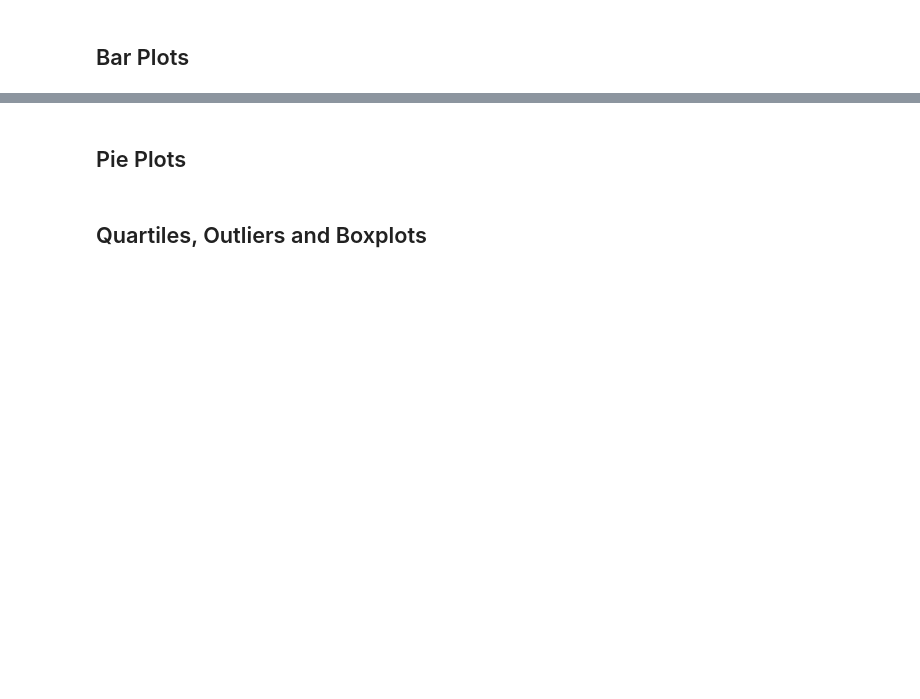
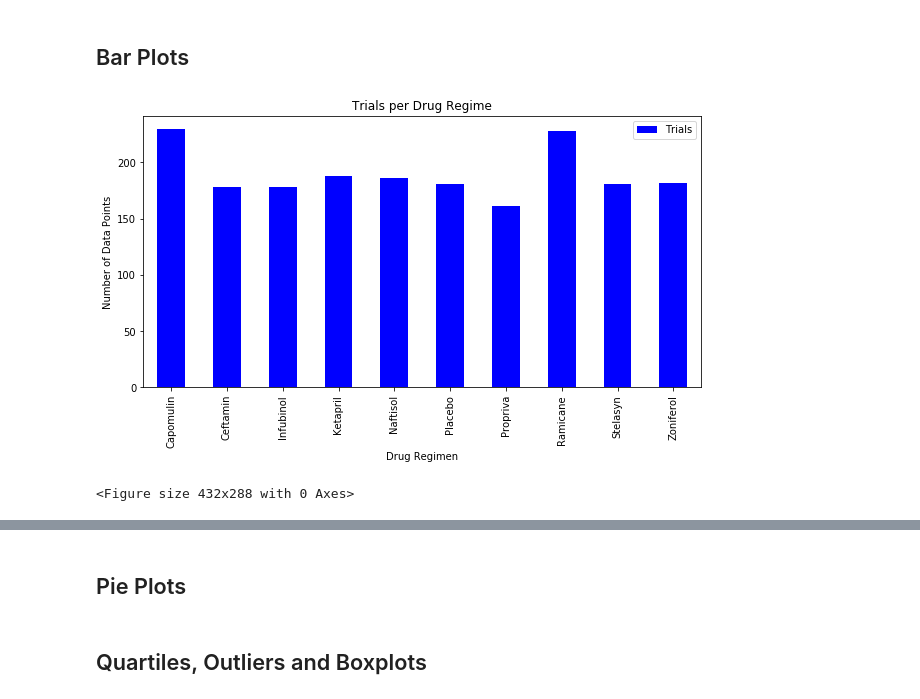
Before and after one commit to RussCob/Python-Matplotlib-Project-The-Power-of-Plots, a Jupyter notebook: Pymaceuticals/pymaceuticals_starter.ipynb, the cells around one changed output, grey strips where cells are left out. Saved outputs shown, nothing was run; the diff lists cells and outputs as text; code cells hidden in the pictures; blank space fills up the shorter version.

```diff
--- a/Pymaceuticals/pymaceuticals_starter.ipynb
+++ b/Pymaceuticals/pymaceuticals_starter.ipynb
@@ -15,8 +15,8 @@ mouse_metadata = pd.read_csv(mouse_metadata_path)
 study_results  = pd.read_csv(study_results_path)
 
 # Combine the data into a single dataset
-Study_data = pd.merge(mouse_metadata, study_results, on="Mouse ID", how="outer")
-Study_data.head()
+StudyDf = pd.merge(mouse_metadata, study_results, on="Mouse ID", how="outer")
+StudyDf.head()
 # %% [output]
 |  | Mouse ID | Drug Regimen | Sex | Age_months | Weight (g) | Timepoint | Tumor Volume (mm3) | ... |
 | 0 | k403 | Ramicane | Male | 21 | 16 | 0 | 45.000000 | ... |
@@ -95,0 +89,24 @@ Name: Mouse ID, Length: 1880, dtype: object>
+# %%
+# Generate a summary statistics table of mean, median, variance, standard deviation, and SEM of the tumor volume for each regimen
+# This method is the most straightforward, creating multiple series and putting them all together at the end.
+# Generate a summary statistics table of mean, median, variance, standard deviation, and SEM of the tumor volume for each regimen
+# This method produces everything in a single groupby function.
+
+# Regimen
+Summary = pd.DataFrame(StudyDf.groupby("Drug Regimen").count())
+
+#Use groupby to create summary stats by drug regime, add results into columns in Summary
+
+Summary["Mean"]     = pd.DataFrame(StudyDf.groupby("Drug Regimen")["Tumor Volume (mm3)"].mean())
+Summary["Median"]   = pd.DataFrame(StudyDf.groupby("Drug Regimen")["Tumor Volume (mm3)"].median())
+Summary["Standard Deviation"] = pd.DataFrame(StudyDf.groupby("Drug Regimen")["Tumor Volume (mm3)"].std())
+Summary["Variance"] = pd.DataFrame(StudyDf.groupby("Drug Regimen")["Tumor Volume (mm3)"].var())
+Summary["SEM"]      = pd.DataFrame(StudyDf.groupby("Drug Regimen")["Tumor Volume (mm3)"].sem())
+
+#Clean up columns, just keeping a count column for some of the graphs below
+Summary = Summary[["Mouse ID", "Mean", "Median", "Standard Deviation", "Variance", "SEM"]]
+
+#Rename count column
+Summary = Summary.rename(columns = {"Mouse ID" : "Trials"})
+
+Summary.head()
@@ -96,3 +121,20 @@ Name: Mouse ID, Length: 1880, dtype: object>
 # %% [markdown]
 ## Bar Plots
+# %%
+# Generate a bar plot showing the number of mice per time point for each treatment throughout the course of the study using pandas.
+# Filter the DataFrame down only to those columns to chart
+Data = Summary[["Trials"]]
+
+# Use DataFrame.plot() in order to create a bar chart of the data
+Data.plot(kind="bar", color = "b", figsize=(10,5), legend = 'best')
+
+# Set a title for the chart
+plt.title("Trials per Drug Regime")
+plt.ylabel("Number of Data Points")
+plt.show()
+# plt.tight_layout()
+plt.savefig('Data points by Drug')
+# %% [output]
+[figure, added]
+<Figure size 432x288 with 0 Axes>
 # %%
```
Also changed, not shown: parts of 10 cells of this notebook.
